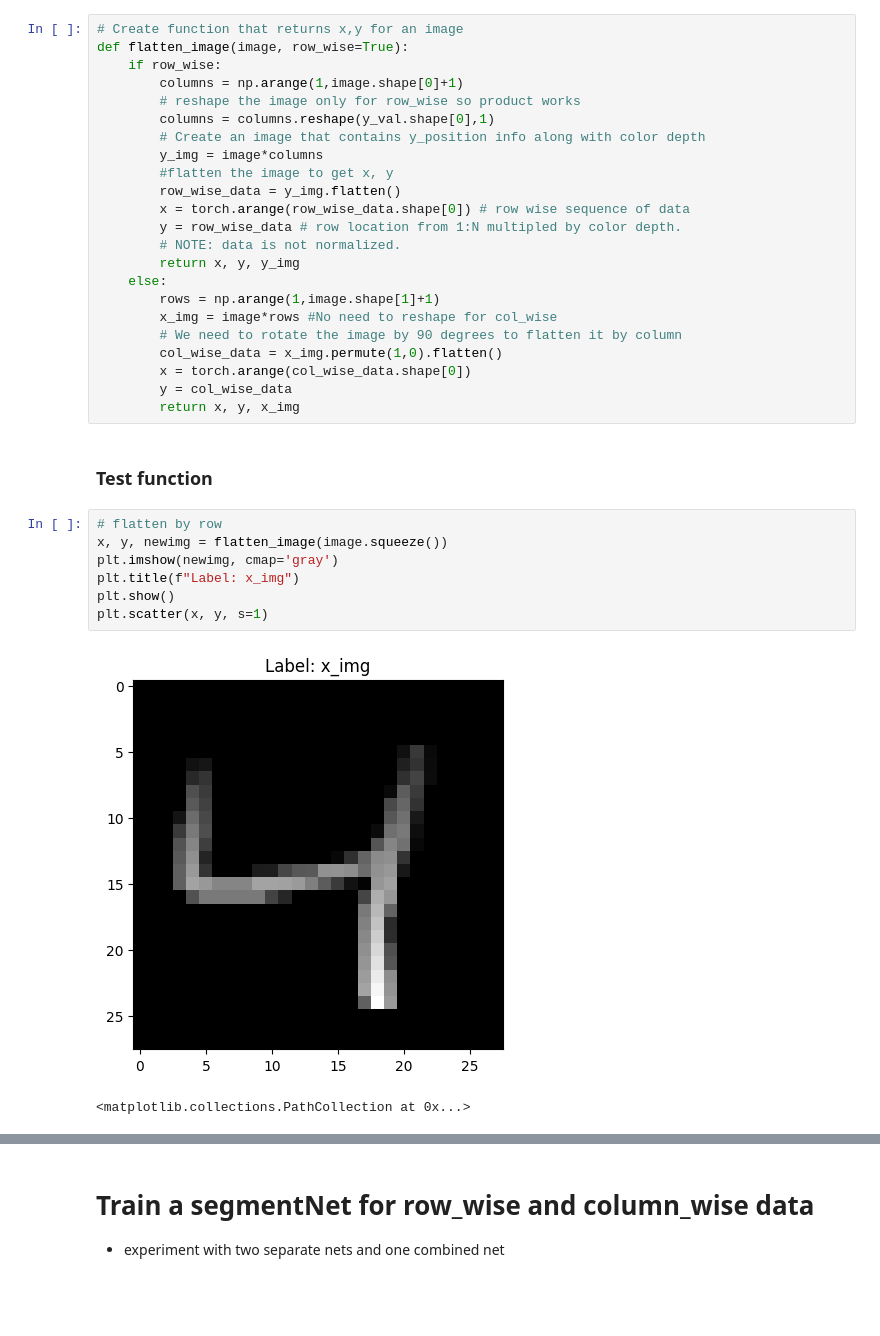
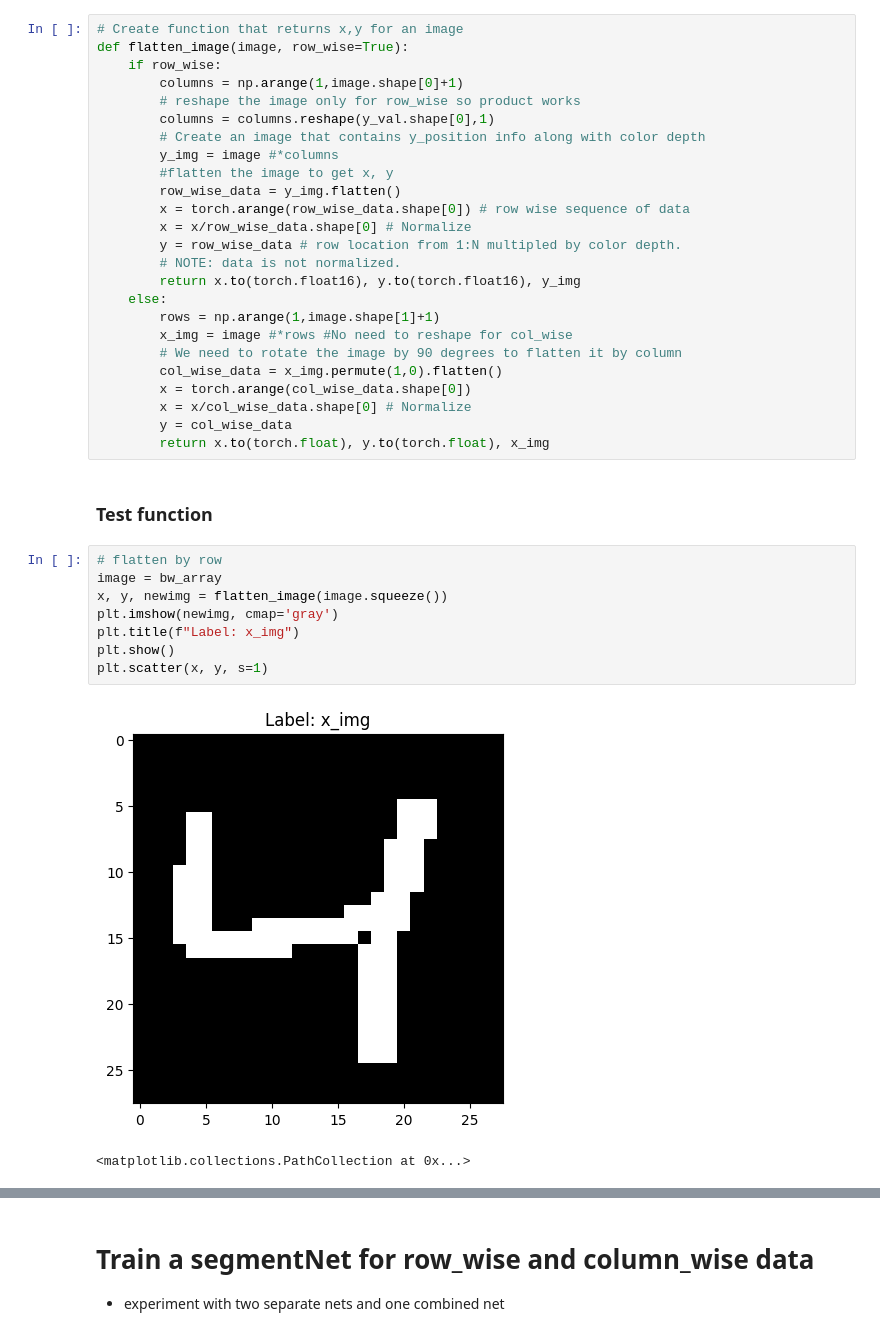
Before and after one commit to sjamthe/customNNexperiments, a Jupyter notebook: Image Reshaping experiments-1.ipynb, the cells around one changed output, grey strips where cells are left out. Saved outputs shown, nothing was run; the diff lists cells and outputs as text; blank space fills up the shorter version.

```diff
--- a/Image Reshaping experiments-1.ipynb
+++ b/Image Reshaping experiments-1.ipynb
@@ -165,30 +184,33 @@ def flatten_image(image, row_wise=True):
         # reshape the image only for row_wise so product works
         columns = columns.reshape(y_val.shape[0],1)
         # Create an image that contains y_position info along with color depth
-        y_img = image*columns
+        y_img = image #*columns
         #flatten the image to get x, y
         row_wise_data = y_img.flatten()
         x = torch.arange(row_wise_data.shape[0]) # row wise sequence of data
+        x = x/row_wise_data.shape[0] # Normalize
         y = row_wise_data # row location from 1:N multipled by color depth.
         # NOTE: data is not normalized.
-        return x, y, y_img
+        return x.to(torch.float16), y.to(torch.float16), y_img
     else:
         rows = np.arange(1,image.shape[1]+1)
-        x_img = image*rows #No need to reshape for col_wise
+        x_img = image #*rows #No need to reshape for col_wise
         # We need to rotate the image by 90 degrees to flatten it by column
         col_wise_data = x_img.permute(1,0).flatten()
         x = torch.arange(col_wise_data.shape[0])
+        x = x/col_wise_data.shape[0] # Normalize
         y = col_wise_data
-        return x, y, x_img
+        return x.to(torch.float), y.to(torch.float), x_img
 # %% [markdown]
 ### Test function
 # %%
 # flatten by row
+image = bw_array
 x, y, newimg = flatten_image(image.squeeze())
 plt.imshow(newimg, cmap='gray')
 plt.title(f"Label: x_img")
 plt.show()
 plt.scatter(x, y, s=1)
 # %% [output]
-[figure, old version]
+[figure, new version]
 <matplotlib.collections.PathCollection at 0x...>
```
Also changed, not shown: parts of 17 cells of this notebook.
